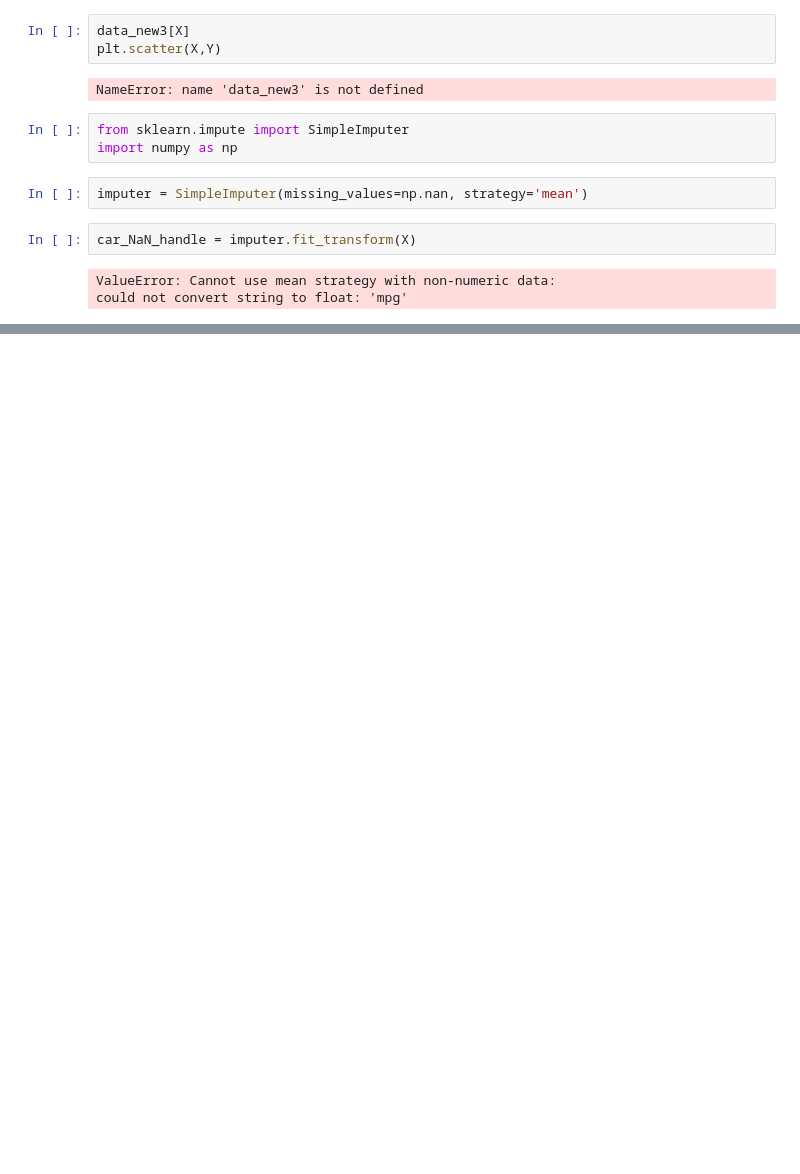
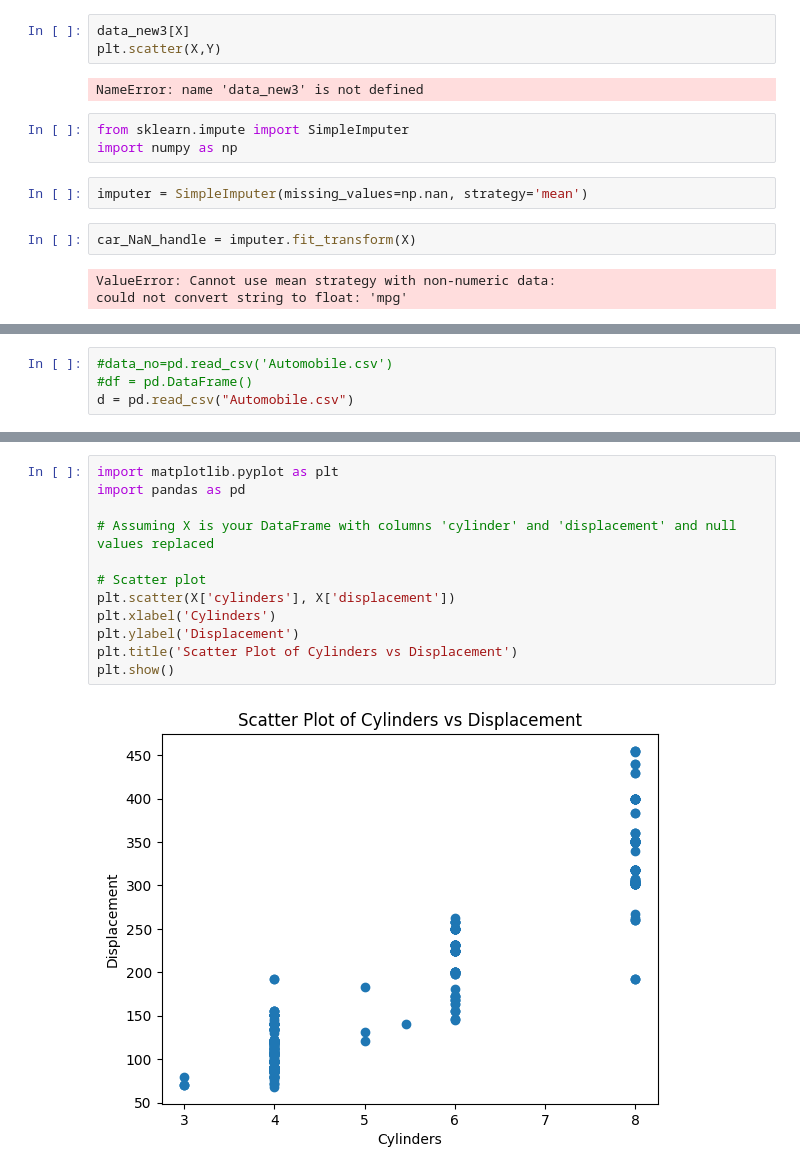
Before and after one commit to nayanraut1412/ML_Practicals, a Jupyter notebook: Practical_3/sample-1.ipynb, the cells around one changed output, grey strips where cells are left out. Saved outputs shown, nothing was run; the diff lists cells and outputs as text; blank space fills up the shorter version.

```diff
--- a/Practical_3/sample-1.ipynb
+++ b/Practical_3/sample-1.ipynb
@@ -560,0 +567,4 @@ could not convert string to float: 'mpg'
+# %%
+#data_no=pd.read_csv('Automobile.csv')
+#df = pd.DataFrame()
+d = pd.read_csv("Automobile.csv")
@@ -560,0 +688,14 @@ could not convert string to float: 'mpg'
+# %%
+import matplotlib.pyplot as plt
+import pandas as pd
+
+# Assuming X is your DataFrame with columns 'cylinder' and 'displacement' and null values replaced
+
+# Scatter plot
+plt.scatter(X['cylinders'], X['displacement'])
+plt.xlabel('Cylinders')
+plt.ylabel('Displacement')
+plt.title('Scatter Plot of Cylinders vs Displacement')
+plt.show()
+# %% [output]
+[figure, added]
```
Also changed, not shown: parts of 22 cells of this notebook, 1 other file.
